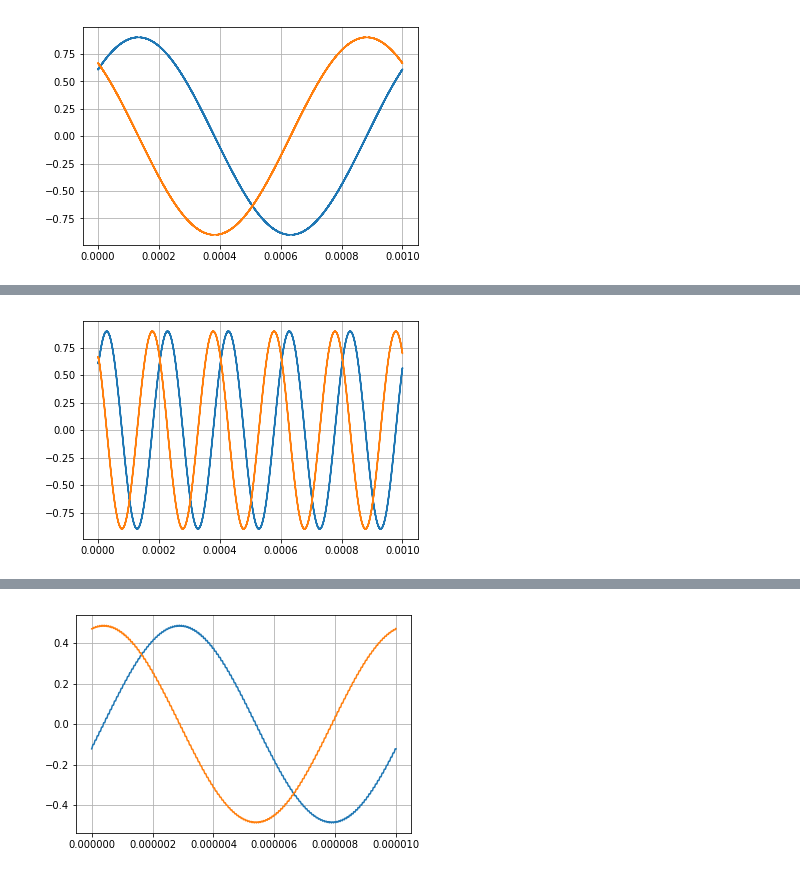
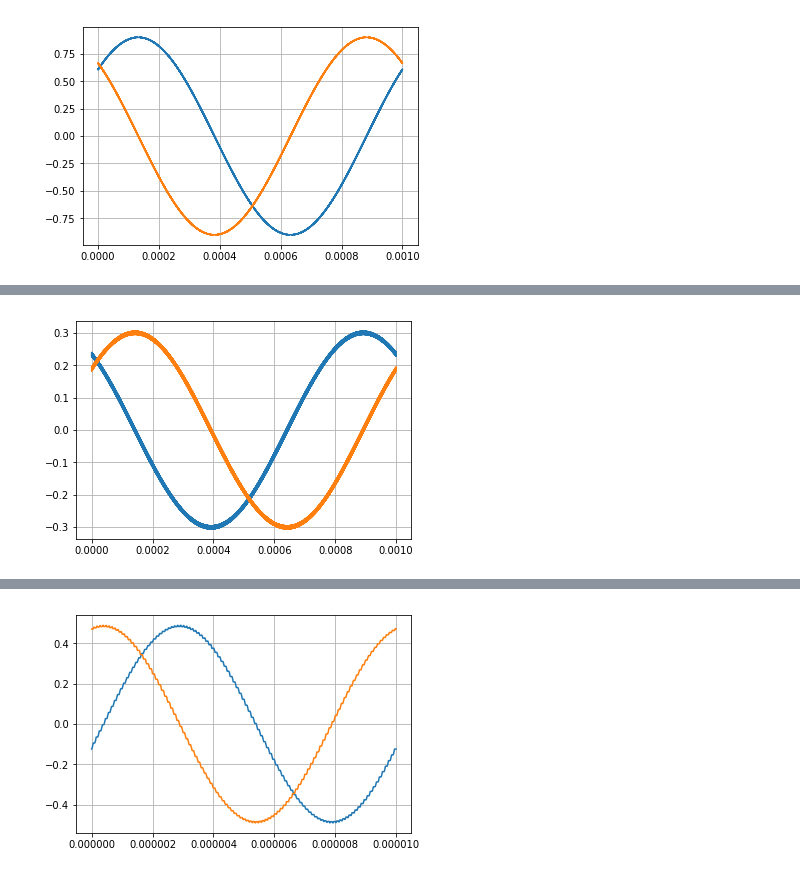
Before and after one commit to ttdoucet/qsd-mixer, a Jupyter notebook: mixer_nb.ipynb, the cells around one changed output, grey strips where cells are left out. Cells and saved outputs as stored; diff of their text form; code cells hidden in the pictures.

Commit message:
Tuning at 3x recv freq.

```diff
--- a/mixer_nb.ipynb
+++ b/mixer_nb.ipynb
@@ -99,6 +99,6 @@ usec = 1e-6; msec = 1e-3; sec = 1
 ohms = 1
 # %%
 EnsembleRX = partial(QuadratureMixer, RC = 26.5*ohms * 0.047*uF)
-rx = EnsembleRX(7.0*MHz)
+rx = EnsembleRX(5.0*MHz)
 rate = rx.sample_rate()
 # %%
@@ -109,5 +114,5 @@ rx.scope(IQ)
 # %%
-IQ = rx(Sinusoid(rate, freq=7*MHz + 5*kHz), cycles=rx.freq()*1*msec)
+IQ = rx(Sinusoid(rate, freq=15*MHz + 1*kHz), cycles=rx.freq()*1*msec)
 rx.scope(IQ)
 # %% [output]
-[figure, old version]
+[figure, new version]
```
Also changed, not shown: parts of 11 cells of this notebook.
